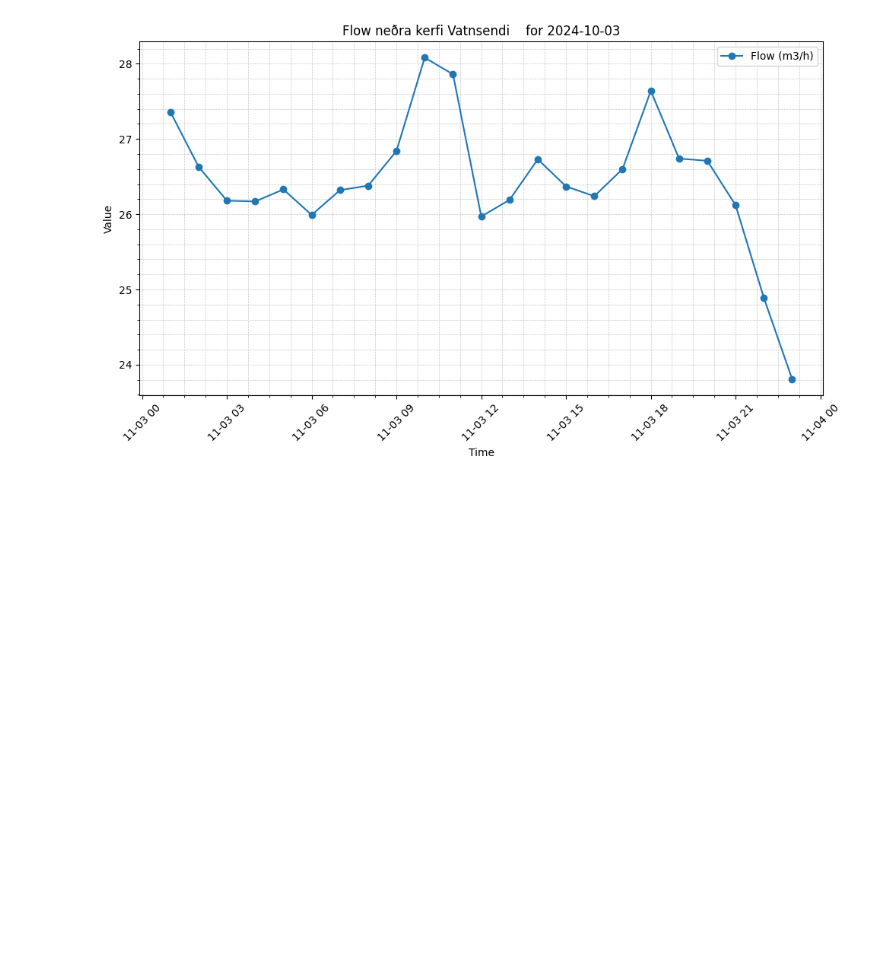
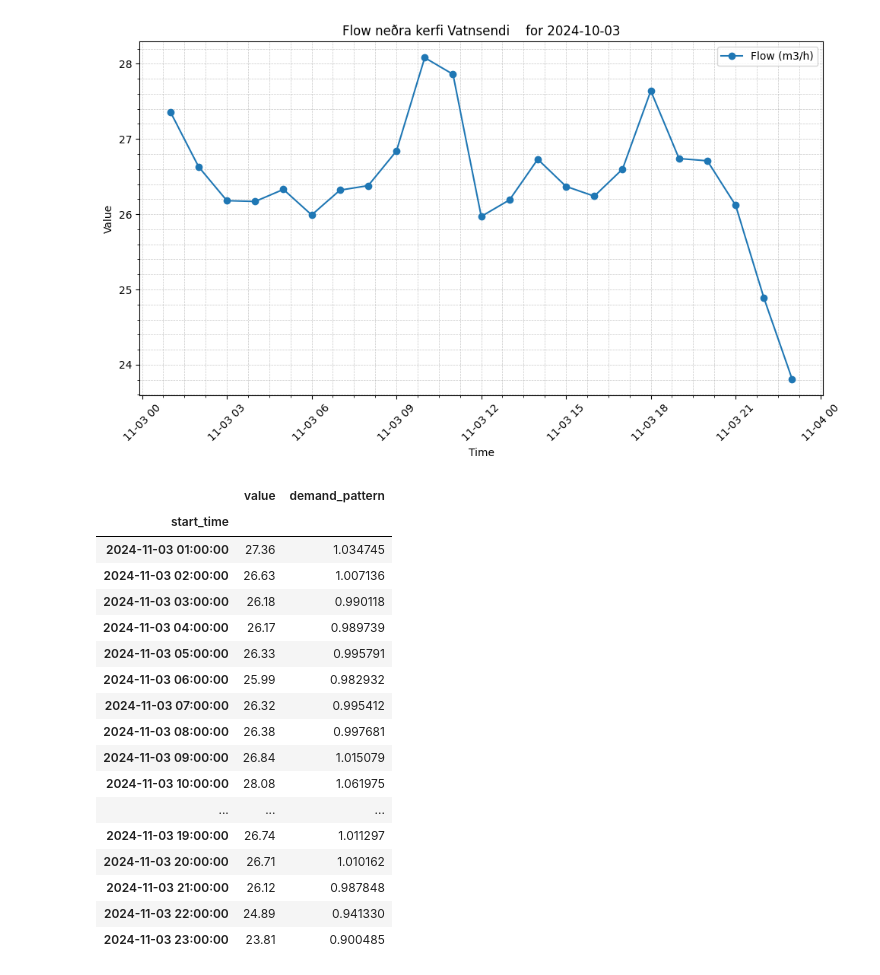
Before and after one commit to frodibrooks/OptimisedHeating, a Jupyter notebook: Data_processing/Vatnsendi.ipynb, the cells around one changed output. Saved outputs shown, nothing was run; the diff lists cells and outputs as text; code cells hidden in the pictures; blank space fills up the shorter version.

```diff
--- a/Data_processing/Vatnsendi.ipynb
+++ b/Data_processing/Vatnsendi.ipynb
@@ -256,3 +256,24 @@ plt.tight_layout()
 plt.show()
 # %% [output]
 [figure]
+# %%
+df_specific_day
+# %% [output]
+|  | value | demand_pattern |
+| start_time |  |  |
+| 2024-11-03 01:00:00 | 27.36 | 1.034745 |
+| 2024-11-03 02:00:00 | 26.63 | 1.007136 |
+| 2024-11-03 03:00:00 | 26.18 | 0.990118 |
+| 2024-11-03 04:00:00 | 26.17 | 0.989739 |
+| 2024-11-03 05:00:00 | 26.33 | 0.995791 |
+| 2024-11-03 06:00:00 | 25.99 | 0.982932 |
+| 2024-11-03 07:00:00 | 26.32 | 0.995412 |
+| 2024-11-03 08:00:00 | 26.38 | 0.997681 |
+| 2024-11-03 09:00:00 | 26.84 | 1.015079 |
+| 2024-11-03 10:00:00 | 28.08 | 1.061975 |
+| ... | ... | ... |
+| 2024-11-03 19:00:00 | 26.74 | 1.011297 |
+| 2024-11-03 20:00:00 | 26.71 | 1.010162 |
+| 2024-11-03 21:00:00 | 26.12 | 0.987848 |
+| 2024-11-03 22:00:00 | 24.89 | 0.941330 |
+| 2024-11-03 23:00:00 | 23.81 | 0.900485 |
```
Also changed, not shown: parts of 1 cell of this notebook, 22 other files.
